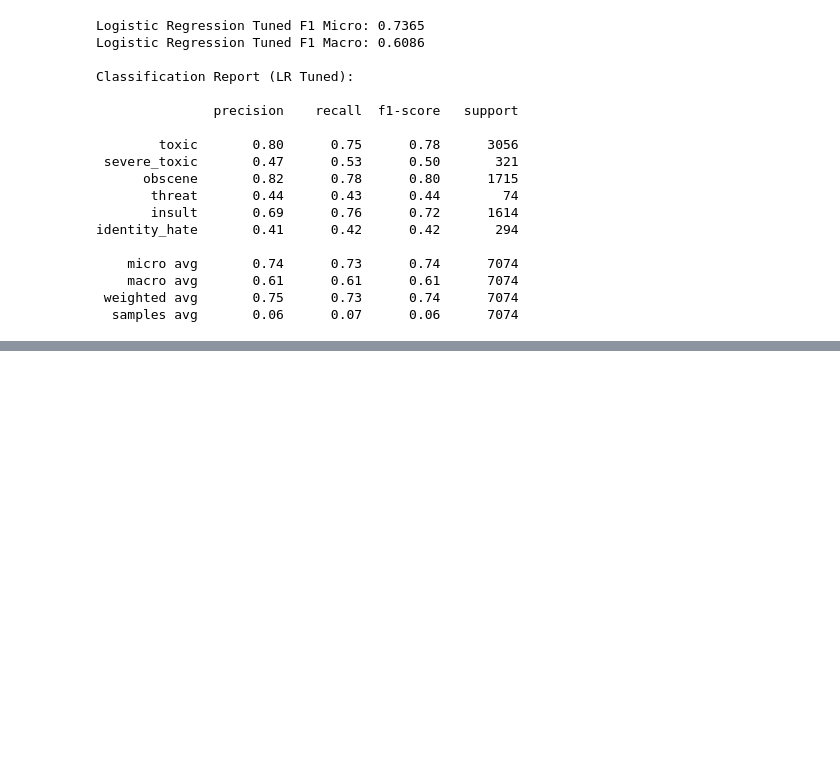
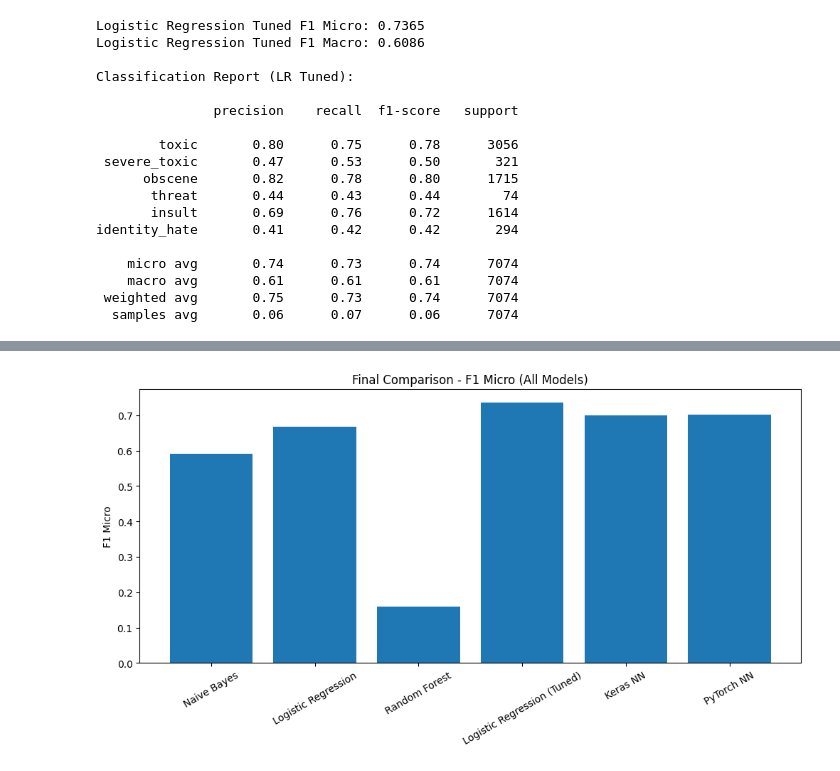
Before and after one commit to sanjelprashid/toxic-comment-classification-AI, a Jupyter notebook: notebooks/toxic_comment_model.ipynb, the cells around one changed output, grey strips where cells are left out. Saved outputs shown, nothing was run; the diff lists cells and outputs as text; code cells hidden in the pictures; blank space fills up the shorter version.

Commit message:
complete multi-label toxic comment classification with TF-IDF, NB/LR/RF training + ROC-AUC, threshold tuning, Keras & PyTorch NNs, app demo, and cleaned .gitignore

```diff
--- a/notebooks/toxic_comment_model.ipynb
+++ b/notebooks/toxic_comment_model.ipynb
@@ -796,0 +974,19 @@ identity_hate       0.41      0.42      0.42       294
+# %%
+EPOCHS = 3
+
+torch_model.train()
+for epoch in range(EPOCHS):
+    total_loss = 0.0
+
+    for xb, yb in train_loader:
+        xb, yb = xb.to(device), yb.to(device)
+
+        optimizer.zero_grad()
+        out = torch_model(xb)
+        loss = criterion(out, yb)
+        loss.backward()
+        optimizer.step()
+
+        total_loss += loss.item()
+
+    print(f"Epoch {epoch+1}/{EPOCHS} - Loss: {total_loss/len(train_loader):.4f}")
@@ -796,0 +1032,13 @@ identity_hate       0.41      0.42      0.42       294
+# %%
+final_comparison = pd.DataFrame([
+    ["Naive Bayes", nb_f1_micro, nb_f1_macro, nb_micro_auc, nb_macro_auc],
+    ["Logistic Regression", lr_f1_micro, lr_f1_macro, lr_micro_auc, lr_macro_auc],
+    ["Random Forest", rf_f1_micro, rf_f1_macro, rf_micro_auc, rf_macro_auc],
+    ["Logistic Regression (Tuned)", f1_score(y_test, lr_tuned_pred, average="micro"), f1_score(y_test, lr_tuned_pred, average="macro"), lr_micro_auc, lr_macro_auc],
+    ["Keras NN", f1_score(y_test, keras_pred, average="micro"), f1_score(y_test, keras_pred, average="macro"),
+     roc_auc_score(y_test, keras_prob, average="micro"), roc_auc_score(y_test, keras_prob, average="macro")],
+    ["PyTorch NN", f1_score(y_test, torch_pred, average="micro"), f1_score(y_test, torch_pred, average="macro"),
+     roc_auc_score(y_test, torch_prob, average="micro"), roc_auc_score(y_test, torch_prob, average="macro")],
+], columns=["Model", "F1 Micro", "F1 Macro", "ROC-AUC Micro", "ROC-AUC Macro"])
+
+final_comparison.sort_values(by="F1 Micro", ascending=False)
@@ -796,0 +1053,9 @@ identity_hate       0.41      0.42      0.42       294
+# %%
+plt.figure(figsize=(12,5))
+plt.bar(final_comparison["Model"], final_comparison["F1 Micro"])
+plt.title("Final Comparison - F1 Micro (All Models)")
+plt.ylabel("F1 Micro")
+plt.xticks(rotation=30)
+plt.show()
+# %% [output]
+[figure, added]
```
Also changed, not shown: parts of 19 cells of this notebook, 1 other file.
